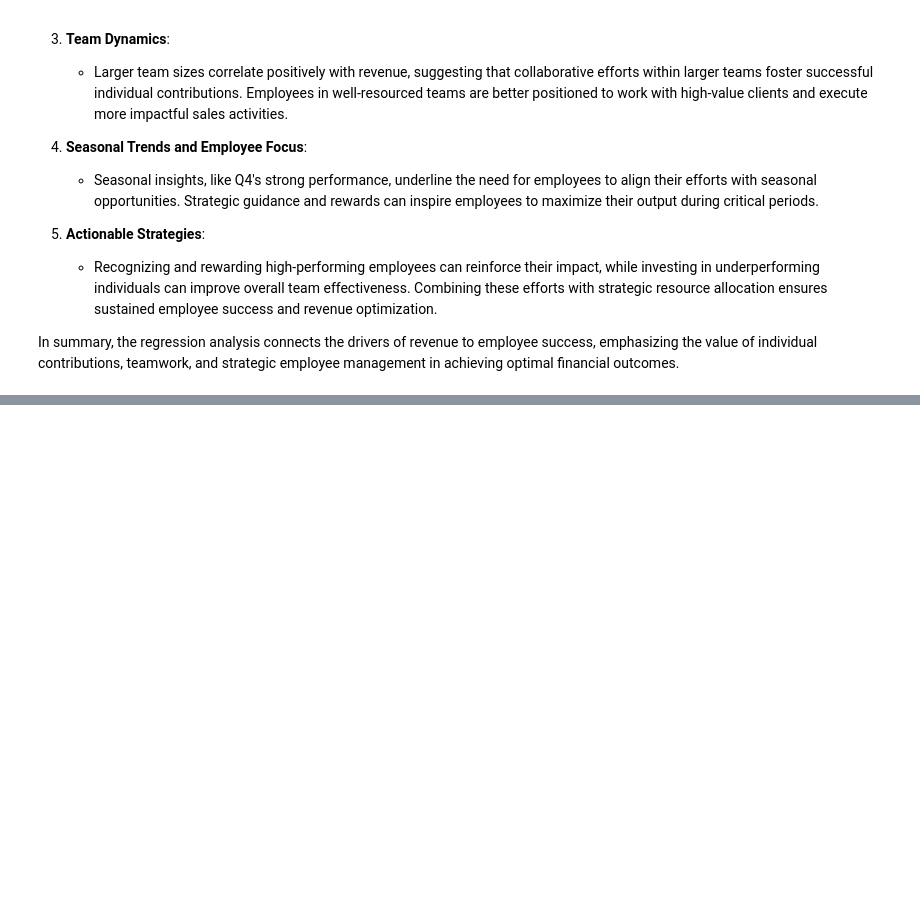
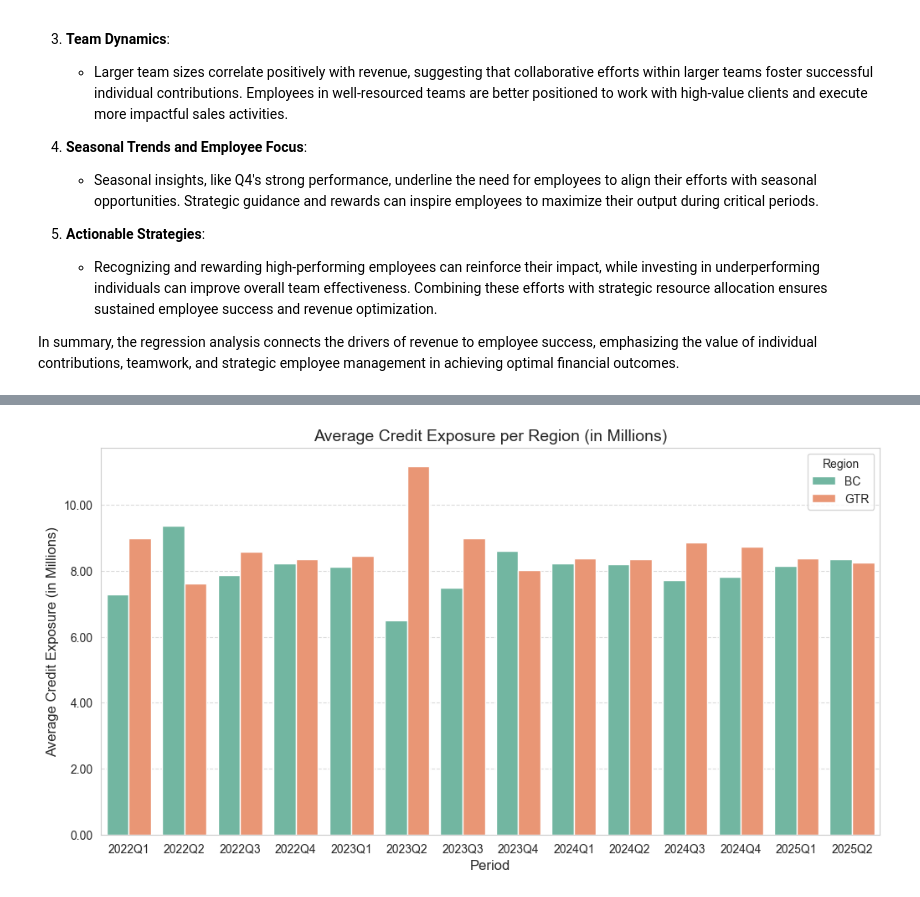
Before and after one commit to mkdataprofessional/forecast_bank, a Jupyter notebook: forecast/forecast.ipynb, the cells around one changed output, grey strips where cells are left out. Drawn from its saved outputs; the diff is of its cells as text; code cells hidden in the pictures; blank space fills up the shorter version.

```diff
--- a/forecast/forecast.ipynb
+++ b/forecast/forecast.ipynb
@@ -931,0 +1054,38 @@ In summary, the regression analysis connects the drivers of revenue to employee
+# %%
+# Average Credit Exposure per Region
+
+import matplotlib.pyplot as plt
+import seaborn as sns
+
+# Calculate Average Credit Exposure per Region
+avg_credit_exposure_per_region = final_dataset.groupby(['Quarter_Year', 'Region'])['Credit_Exposure'].mean().reset_index()
+
+# Convert to integers for readability
+avg_credit_exposure_per_region['Credit_Exposure'] = avg_credit_exposure_per_region['Credit_Exposure'].round(0).astype(int)
+
+# Convert Credit Exposure to millions for y-axis scaling (in millions)
+avg_credit_exposure_per_region['Credit_Exposure'] = avg_credit_exposure_per_region['Credit_Exposure'] / 1e6  # In millions
+
+# Set figure size
+plt.figure(figsize=(12, 6))
+
+# Create grouped bar plot
+sns.barplot(x="Quarter_Year", y="Credit_Exposure", hue="Region", data=avg_credit_exposure_per_region, palette="Set2")
+
+# Formatting the plot
+plt.title('Average Credit Exposure per Region (in Millions)', fontsize=14)
+plt.xlabel('Period', fontsize=12)
+plt.ylabel('Average Credit Exposure (in Millions)', fontsize=12)
+plt.xticks(rotation=0)
+
+# Format the y-axis to display in millions without the "M" (clear representation)
+plt.gca().yaxis.set_major_formatter(plt.FuncFormatter(lambda x, loc: f'{x:.2f}'))  # Removed the 'M'
+
+# Adjust legend, gridlines, and layout
+plt.legend(title="Region", fontsize=10)
+plt.grid(axis='y', linestyle='--', alpha=0.7)
+
+# Show the plot
+plt.show()
+# %% [output]
+[figure, added]
```
Also changed, not shown: parts of 32 cells of this notebook.
